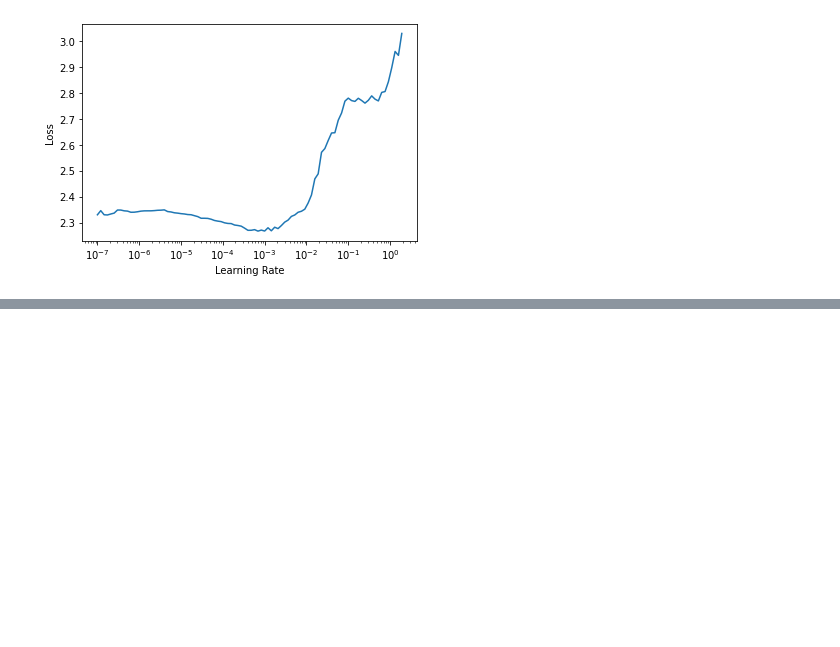
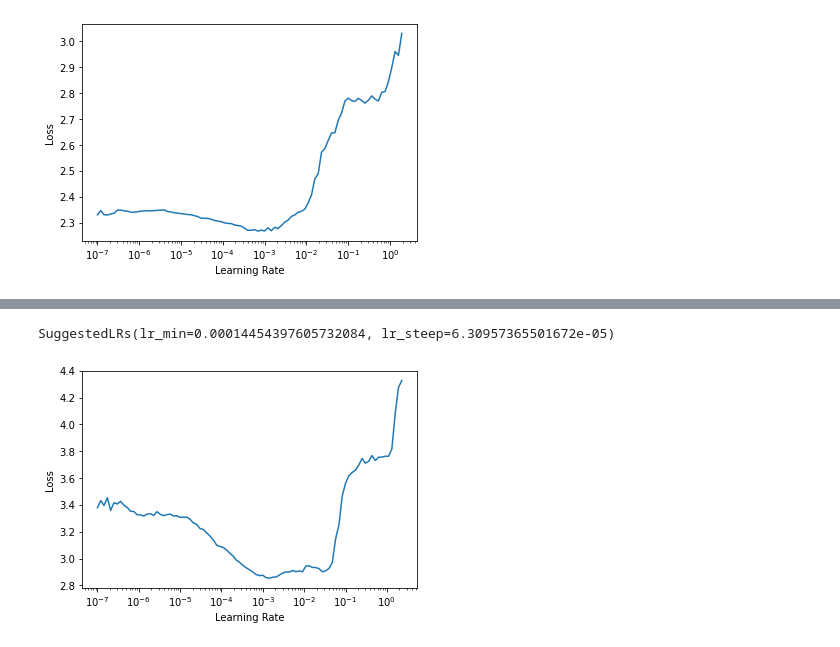
Before and after one commit to m0sys/retinanet-from-torch, a Jupyter notebook: notebooks/15_train_resnet_on_imagenette.ipynb, the cells around one changed output, grey strips where cells are left out. Cells and saved outputs as stored; diff of their text form; code cells hidden in the pictures; blank space fills up the shorter version.

```diff
--- a/notebooks/15_train_resnet_on_imagenette.ipynb
+++ b/notebooks/15_train_resnet_on_imagenette.ipynb
@@ -218,0 +231,5 @@ learn.fit_one_cycle(4, 3e-6)
+# %%
+learn = Learner(dls, ResNet50(num_classes=10), loss_func=F.nll_loss, metrics=accuracy, pretrained=False)
+# %%
+learn.lr_find()
+# %% [output]
@@ -218,0 +237,2 @@ learn.fit_one_cycle(4, 3e-6)
+SuggestedLRs(lr_min=0.00014454397605732084, lr_steep=6.30957365501672e-05)
+[figure, added]
```
Also changed, not shown: parts of 7 cells of this notebook, 2 other files.
